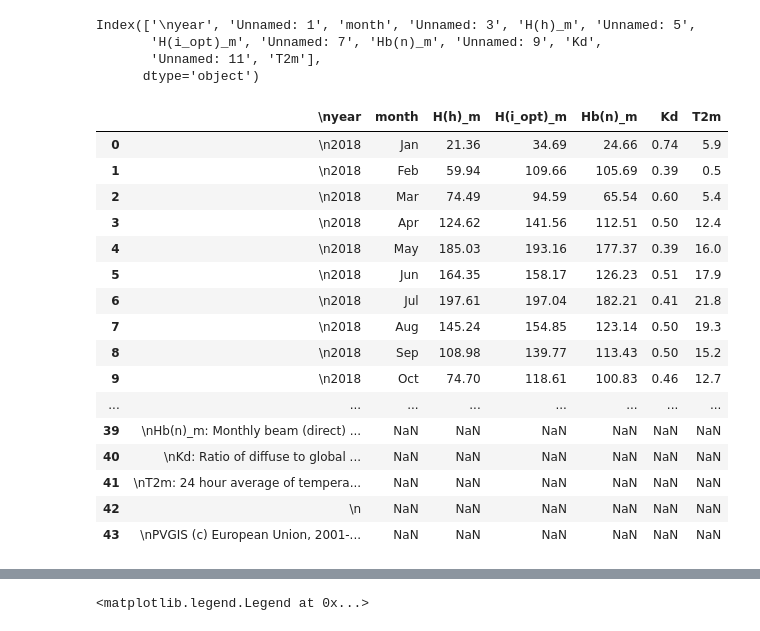
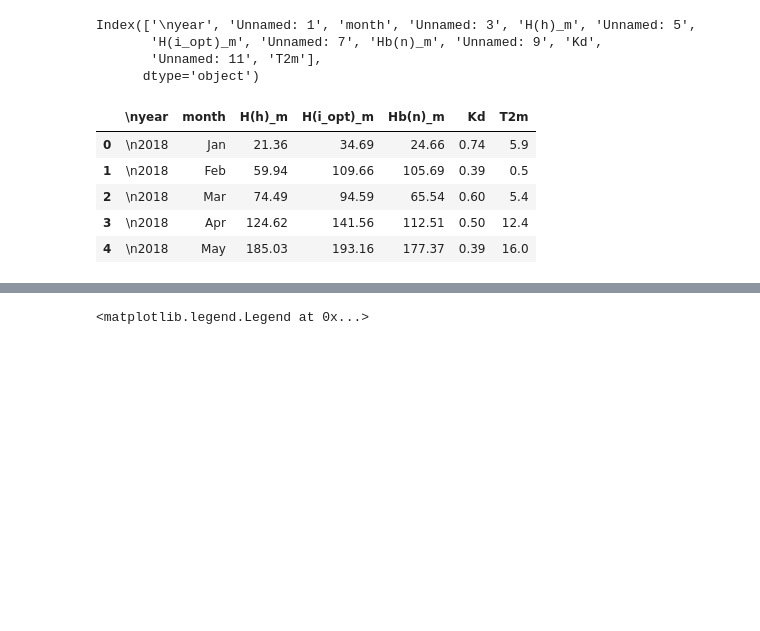
Before and after one commit to PalaDean/PortfolioProjects, a Jupyter notebook: Solar thermal for residential buildings.ipynb, the cells around one changed output, grey strips where cells are left out. Saved outputs shown, nothing was run; the diff lists cells and outputs as text; code cells hidden in the pictures; blank space fills up the shorter version.

```diff
--- a/Solar thermal for residential buildings.ipynb
+++ b/Solar thermal for residential buildings.ipynb
@@ -12,7 +15,7 @@ pd.set_option('max_columns', 200)
 ## Cities include: Brussels, Paris, London, Madrid
 # %%
 brussels_df = pd.read_csv(r'C:\Users\Redd\Documents\Python Training\Portfolio\2. Solar heating\Brussels Monthly Data.csv',
-                sep='\t',
+                delimiter=',',
                 lineterminator='\r',
                 skiprows=(0,1,2,3,4))
 # %%
@@ -25,34 +28,23 @@ Index(['\nyear', 'Unnamed: 1', 'month', 'Unnamed: 3', 'H(h)_m', 'Unnamed: 5',
 # %%
 brussels_df = brussels_df[['\nyear',
 #                          'Unnamed: 1',
                           'month',
 #                          'Unnamed: 3',
                           'H(h)_m',
 #                          'Unnamed: 5',
                           'H(i_opt)_m',
 #                          'Unnamed: 7',
                           'Hb(n)_m',
 #                          'Unnamed: 9',
                           'Kd',
 #                          'Unnamed: 11',
                           'T2m']].copy()
-brussels_df
+brussels_df.head()
 # %% [output]
 |  | \nyear | month | H(h)_m | H(i_opt)_m | Hb(n)_m | Kd | T2m |
 | 0 | \n2018 | Jan | 21.36 | 34.69 | 24.66 | 0.74 | 5.9 |
 | 1 | \n2018 | Feb | 59.94 | 109.66 | 105.69 | 0.39 | 0.5 |
 | 2 | \n2018 | Mar | 74.49 | 94.59 | 65.54 | 0.60 | 5.4 |
 | 3 | \n2018 | Apr | 124.62 | 141.56 | 112.51 | 0.50 | 12.4 |
 | 4 | \n2018 | May | 185.03 | 193.16 | 177.37 | 0.39 | 16.0 |
-| 5 | \n2018 | Jun | 164.35 | 158.17 | 126.23 | 0.51 | 17.9 |
-| 6 | \n2018 | Jul | 197.61 | 197.04 | 182.21 | 0.41 | 21.8 |
-| 7 | \n2018 | Aug | 145.24 | 154.85 | 123.14 | 0.50 | 19.3 |
-| 8 | \n2018 | Sep | 108.98 | 139.77 | 113.43 | 0.50 | 15.2 |
-| 9 | \n2018 | Oct | 74.70 | 118.61 | 100.83 | 0.46 | 12.7 |
-| ... | ... | ... | ... | ... | ... | ... | ... |
-| 39 | \nHb(n)_m: Monthly beam (direct) ... | NaN | NaN | NaN | NaN | NaN | NaN |
-| 40 | \nKd: Ratio of diffuse to global ... | NaN | NaN | NaN | NaN | NaN | NaN |
-| 41 | \nT2m: 24 hour average of tempera... | NaN | NaN | NaN | NaN | NaN | NaN |
-| 42 | \n | NaN | NaN | NaN | NaN | NaN | NaN |
-| 43 | \nPVGIS (c) European Union, 2001-... | NaN | NaN | NaN | NaN | NaN | NaN |
 # %%
```
Also changed, not shown: parts of 30 cells of this notebook, 1 other file.
